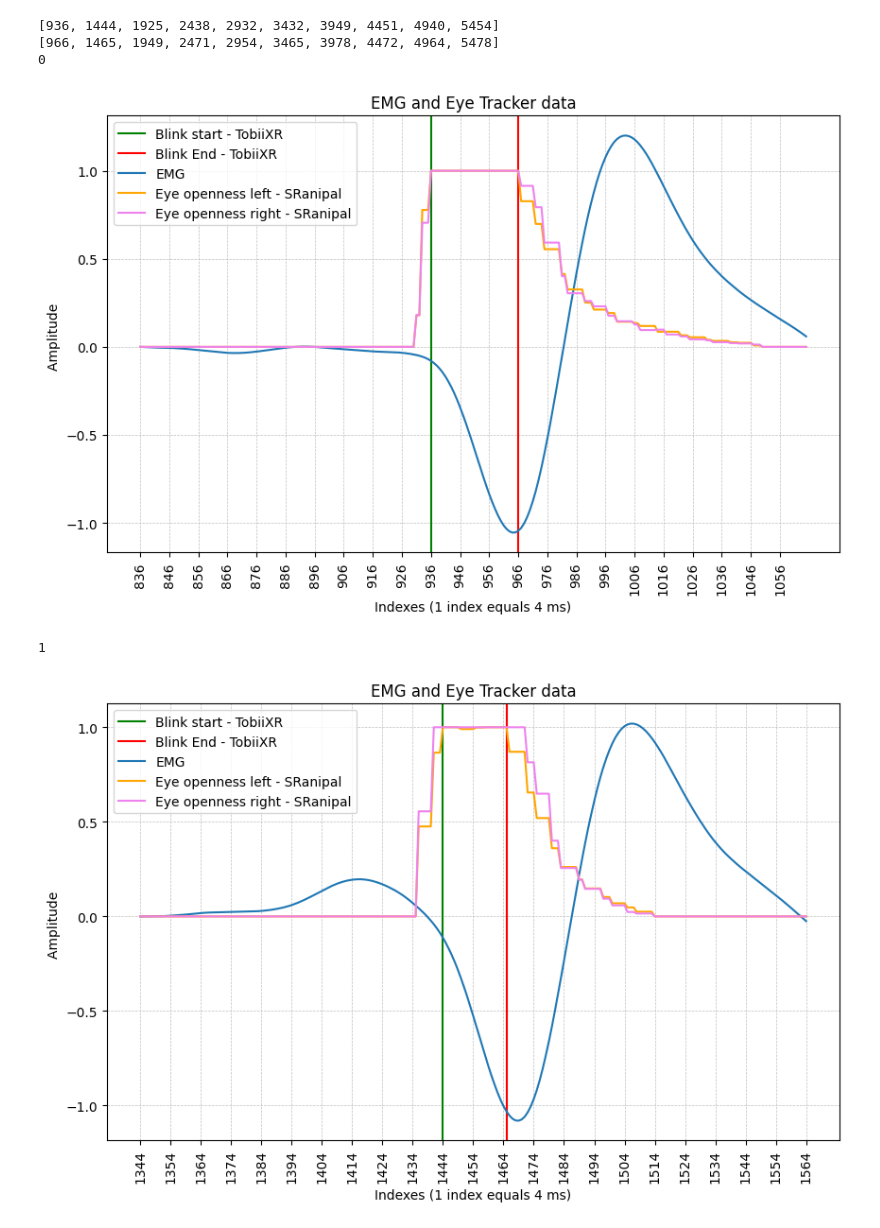
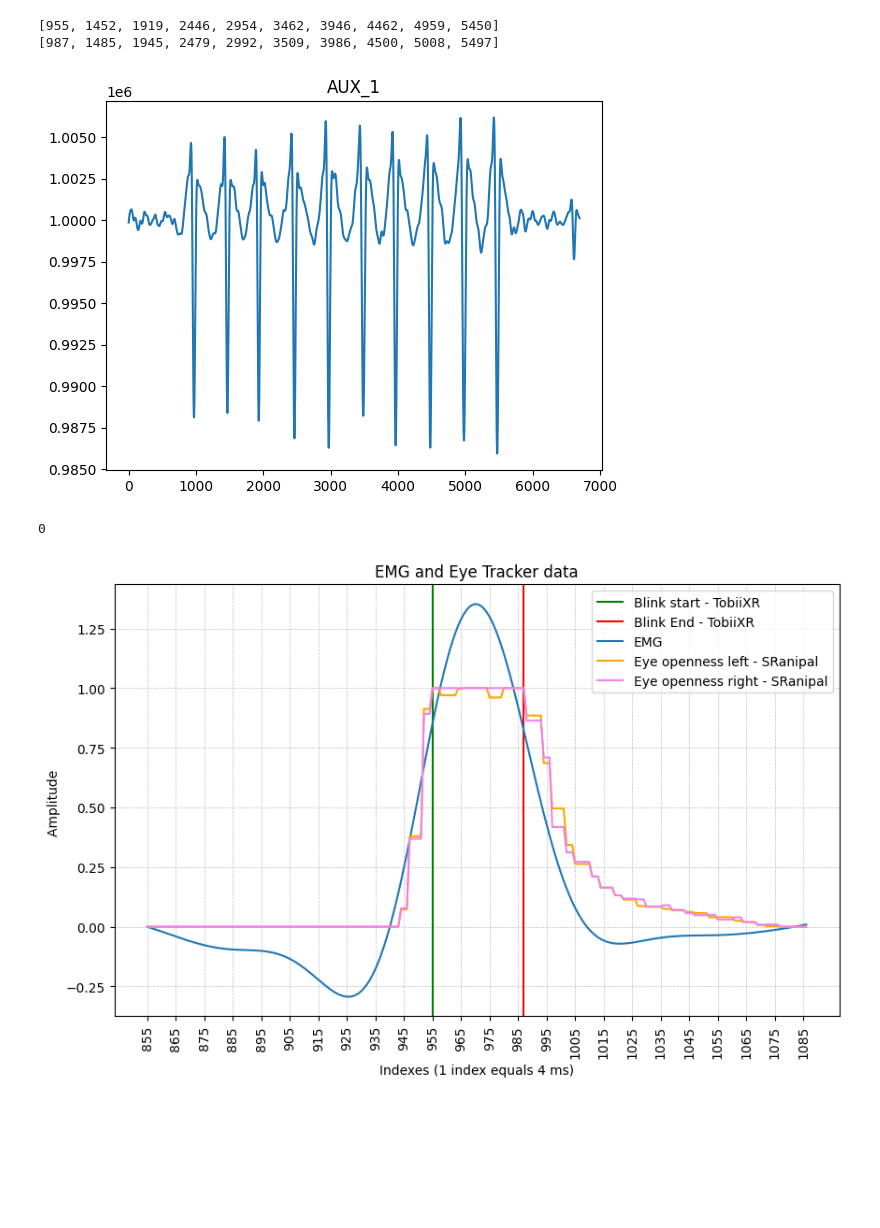
Before and after one commit to Ofplarsen/Bachelor_BCISpeller_Analyses, a Jupyter notebook: jitter/analysis_not_fuse_stream.ipynb, the cells around one changed output. Drawn from its saved outputs; the diff is of its cells as text; code cells hidden in the pictures; blank space fills up the shorter version.

```diff
--- a/jitter/analysis_not_fuse_stream.ipynb
+++ b/jitter/analysis_not_fuse_stream.ipynb
@@ -13,7 +13,7 @@ removed_channels = ['Fp1', 'F8', 'F7', 'Fp2', 'F3', 'F4']
 eye_data_names = ['x', 'y', 'z', 'left_blink', 'right_blink', 'both_blink', 'left_openness', 'right_openness']
 columns =  eye_data_names + channels
 
-path = 'data/LSLData--17-04_2/LSLData--17-04_2-10/'
+path = 'data/LSLData--17-04_samlet/LSLData--17-04-7/'
 # %%
 def get_time_stamps(stamps: list):
     start = []
@@ -40,7 +40,7 @@ def get_time_stamps(stamps: list):
 
 def plot_eeg_single(df,df_ts, column):
     axis = plt.subplot()
-    axis.plot(df_ts['time'], df[column])
+    axis.plot(df_ts, df[column])
     axis.set_title(column)
     plt.show()
 
@@ -60,6 +60,21 @@ def plot_eeg(stream):
         plt.show()
 
 
+def zero_phase_butter(data):
+    # Butterworth filter parameters
+    fs = 250
+    lowcut =0.75
+    highcut = 5.0
+    order = 3
+
+    # Design Butterworth bandpass filter
+    nyquist = 0.5 * fs
+    low = lowcut / nyquist
+    high = highcut / nyquist
+    b_bandpass, a_bandpass = signal.butter(order, [low, high], btype="band")
+
+    # Zero-phase filtering using filtfilt
+    return signal.filtfilt(b_bandpass, a_bandpass, data)
 
 def get_peaks(df, start, end, column, rang=50, scale=1, order=5, flip=False):
     df = df[start - rang:end + rang]
@@ -147,6 +161,7 @@ def init_data(data, shift = 0):
     df_stream_ts = pd.DataFrame(streams[0]['time_stamps'])
     df_stream_ts.columns = ['time']
     df_stream.columns = columns
+    df_stream['AUX_1'] = zero_phase_butter(df_stream['AUX_1'])
     df_stream['AUX_1'] = df_stream['AUX_1']+ 1000000
     if shift != 0:
         df_stream['AUX_1'] = df_stream['AUX_1'].shift(shift)
@@ -154,7 +169,8 @@ def init_data(data, shift = 0):
     df_stream_ts.dropna(inplace=True)
     return streams, df_stream, df_stream_ts
 # %%
-data_eeg, header = pyxdf.load_xdf(path+'/dejittered-iir-3order-0.75to5-eeg.xdf')
+data_eeg, header = pyxdf.load_xdf(path+'/decimated-dejittered-eeg.xdf')
+#data_eeg, header = pyxdf.load_xdf(path+'/dejittered-iir-3order-0.75to5-eeg.xdf')
 data_eye, header = pyxdf.load_xdf(path+'/dejittered-gaze-and-blinking.xdf')
 
 stream, df_stream, df_stream_ts = init_data([data_eye, data_eeg])
@@ -173,21 +189,22 @@ avg_time = np.diff(df_stream_ts.to_numpy().flatten()).tolist()
 # %%
 start, end = get_time_stamps(both_blink)
 
-flip = False
+flip = True
 chosen_channel = 'AUX_1'
 print(start)
 print(end)
-df_stream['AUX_1'] = df_stream['AUX_1'] + 100000
-#plot_eeg_single(df_stream*(1), df_stream_ts, chosen_channel)
+
+#df_stream['AUX_1'] = df_stream['AUX_1'] + 100000
+
+plot_eeg_single(df_stream, np.arange(len(df_stream)), chosen_channel)
 for i in range(len(start)):
     print(i)
     plot_eeg_blink_single_norm(df_stream,df_stream_ts, start[i], end[i], chosen_channel, 100, scale=100, flip=flip)
 #plot_eeg_blink_all(stream, start[1], end[1])
 #plot_eeg(stream)
 # %% [output]
-[936, 1444, 1925, 2438, 2932, 3432, 3949, 4451, 4940, 5454]
-[966, 1465, 1949, 2471, 2954, 3465, 3978, 4472, 4964, 5478]
-0
+[955, 1452, 1919, 2446, 2954, 3462, 3946, 4462, 4959, 5450]
+[987, 1485, 1945, 2479, 2992, 3509, 3986, 4500, 5008, 5497]
-[figure, old version]
+[figure, new version]
-1
+0
-[figure, old version]
+[figure, new version]
```
Also changed, not shown: parts of 4 cells of this notebook, 3 other files.
